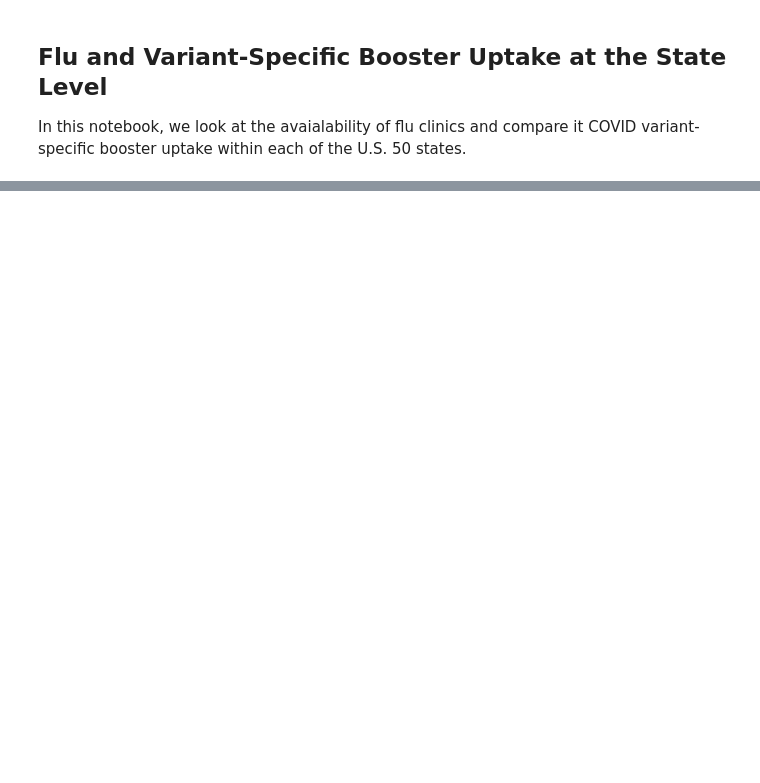
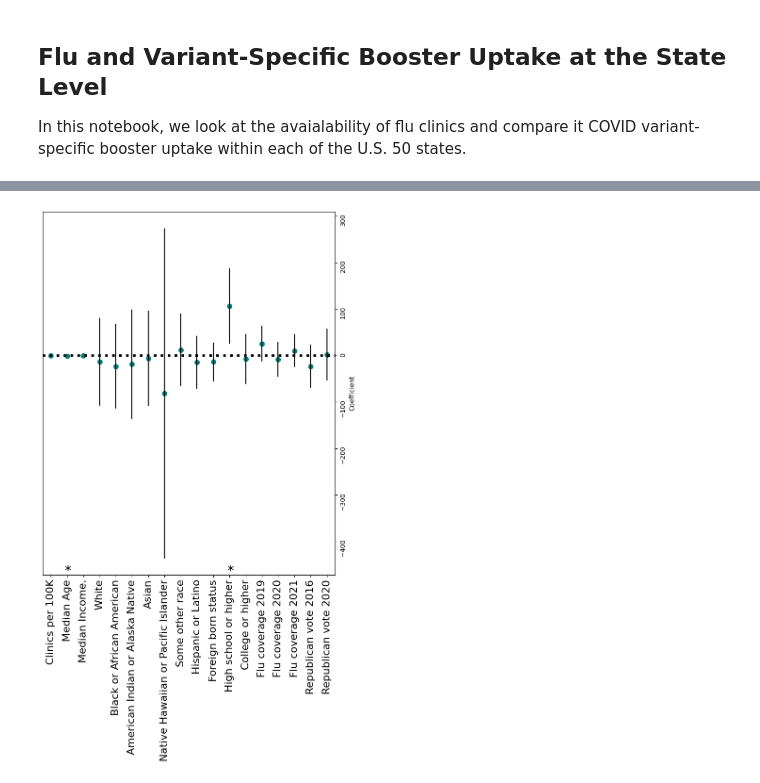
Before and after one commit to youribenadjaoud/mph-thesis, a Jupyter notebook: src/notebooks/state_level.ipynb, the cells around one changed output, grey strips where cells are left out. Saved outputs shown, nothing was run; the diff lists cells and outputs as text; code cells hidden in the pictures; blank space fills up the shorter version.

```diff
--- a/src/notebooks/state_level.ipynb
+++ b/src/notebooks/state_level.ipynb
@@ -128,0 +285,9 @@ df_final.head()
+# %%
+## Multivariate analysis
+
+result_all = sm.ols(
+    formula="Elig_Pct ~ Clinics_100K + Median_Age + Median_Income + White + Black_or_African_American + American_Indian_and_Alaska_Native + Asian + Native_Hawaiian_and_Other_Pacific_Islander + Some_other_race + Hispanic_or_Latino + Foreign_born_population + High_school_graduate_or_higher + Bachelor_degree_or_higher + FC_2019 + FC_2020 + FC_2021 + R_2016 + R_2020",
+    data=state_vax,
+).fit()
+
+result_all.summary()
@@ -128,0 +329,11 @@ df_final.head()
+# %%
+err_series = result_all.params - result_all.conf_int()[0]
+# %%
+coef_df = pd.DataFrame(
+    {
+        "coef": result_all.params.values[1:],
+        "err": err_series.values[1:],
+        "varname": err_series.index.values[1:],
+    }
+)
+coef_df
@@ -128,0 +358,42 @@ df_final.head()
+# %%
+fig, ax = plt.subplots(figsize=(8, 10))
+coef_df.plot(
+    x="varname", y="coef", kind="bar", ax=ax, color="none", yerr="err", legend=False
+)
+ax.set_ylabel("Coefficient")
+ax.set_xlabel("")
+ax.scatter(
+    x=pd.np.arange(coef_df.shape[0]), marker="o", s=50, y=coef_df["coef"], color="teal"
+)
+ax.axhline(y=0, linestyle=":", color="black", linewidth=4)
+ax.set_xticklabels(
+    [
+        "Clinics per 100K",
+        "Median Age",
+        "Median Income.",
+        "White",
+        "Black or African American",
+        "American Indian or Alaska Native",
+        "Asian",
+        "Native Hawaiian or Pacific Islander",
+        "Some other race",
+        "Hispanic or Latino",
+        "Foreign born status",
+        "High school or higher",
+        "College or higher",
+        "Flu coverage 2019",
+        "Flu coverage 2020",
+        "Flu coverage 2021",
+        "Republican vote 2016",
+        "Republican vote 2020",
+    ],
+    rotation=90,
+    fontsize=16,
+)
+ax.yaxis.set_label_position("right")
+ax.yaxis.tick_right()
+plt.setp(ax.get_yticklabels(), rotation=90)
+for x in [0.85, 10.85]:
+    ax.text(x, 0, "*", fontsize=20, transform=ax.get_xaxis_transform())
+# %% [output]
+[figure, added]
```
Also changed, not shown: parts of 34 cells of this notebook, 13 other files.
